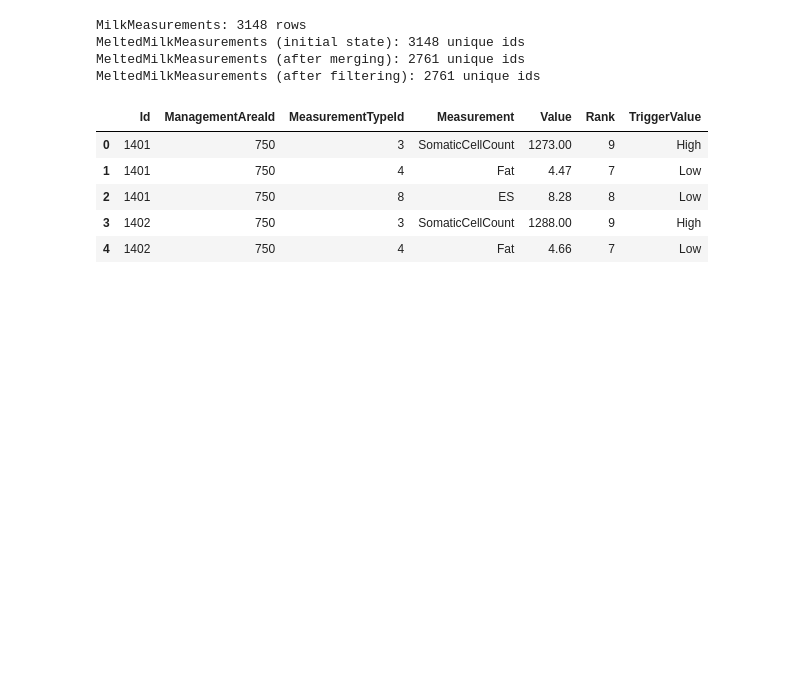
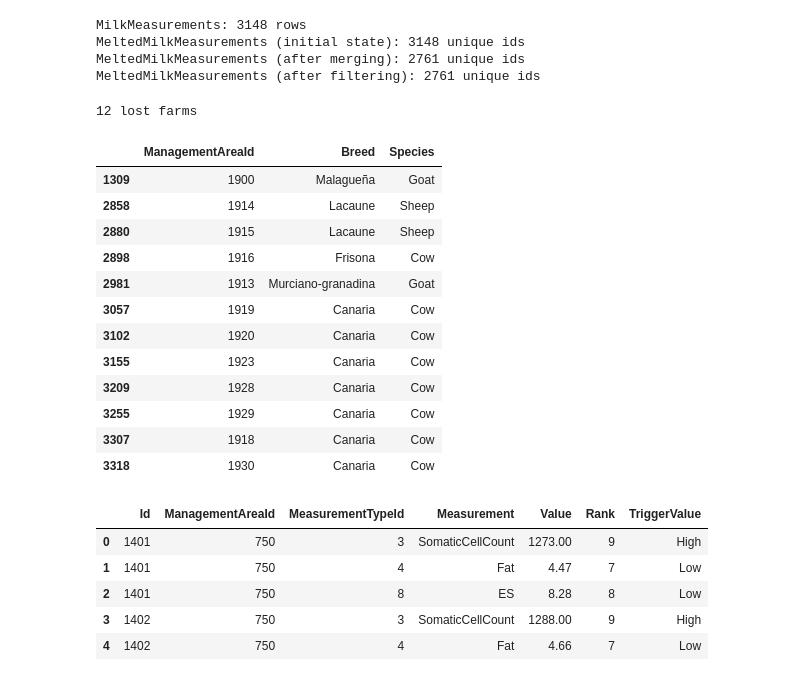
Before and after one commit to bryantchakote/aic-2024, a Jupyter notebook: notebooks/data_preparation.ipynb, the cells around one changed output. Cells and saved outputs as stored; diff of their text form; code cells hidden in the pictures; blank space fills up the shorter version.

```diff
--- a/notebooks/data_preparation.ipynb
+++ b/notebooks/data_preparation.ipynb
@@ -110,8 +110,8 @@ AnimalGroup = pd.read_excel(original / "AnimalGroup.xlsx")
 AnimalGroup = AnimalGroup[["ManagementAreaId", "BreedId", "SpeciesId"]]
 
 # Take ids to labels
-AnimalBreedAndSpecies = pd.merge(AnimalBreed, AnimalSpecies, on="SpeciesId")
-Animals = pd.merge(AnimalGroup, AnimalBreedAndSpecies, on=["BreedId", "SpeciesId"])
+AnimalBreedAndSpecies = AnimalBreed.merge(AnimalSpecies, on="SpeciesId")
+Animals = AnimalGroup.merge(AnimalBreedAndSpecies, on=["BreedId", "SpeciesId"])
 Animals.drop(columns=["BreedId", "SpeciesId"], inplace=True)
 
 # Map Spanish species names to English ones
@@ -134,7 +134,7 @@ Animals.head()
 | 4 | 1892 | Payoya | Goat |
 # %%
 # Merge breed and species labels to milk measurements
-MilkMeasurements = pd.merge(MilkMeasurements, Animals, on="ManagementAreaId")
+MilkMeasurements = MilkMeasurements.merge(Animals, on="ManagementAreaId")
 # %% [markdown]
 # Melt milk measurements and merge with measurement types
 # %%
@@ -243,9 +243,7 @@ MeltedMilkMeasurements = MilkMeasurements.melt(
 )
 
 # Merging with MeasurementType to get MeasurementTypeId
-MeltedMilkMeasurements = pd.merge(
-    MeltedMilkMeasurements, MeasurementType, on="Measurement"
-)
+MeltedMilkMeasurements = MeltedMilkMeasurements.merge(MeasurementType, on="Measurement")
 
 # Overview
 MeltedMilkMeasurements.head(10)
@@ -297,8 +295,7 @@ print(
 )
 
 # Merging measurements with ranges for each farm -> some records are lost because of no matches in MeasurementRange
-MeltedMilkMeasurements = pd.merge(
-    MeltedMilkMeasurements,
+MeltedMilkMeasurements = MeltedMilkMeasurements.merge(
     MeasurementRange.drop(columns="Id"),
     on=["ManagementAreaId", "MeasurementTypeId"],
 )
@@ -316,6 +313,27 @@ MilkMeasurements: 3148 rows
 MeltedMilkMeasurements (initial state): 3148 unique ids
 MeltedMilkMeasurements (after merging): 2761 unique ids
 MeltedMilkMeasurements (after filtering): 2761 unique ids
+# %%
+# Farms for which data were lost
+lost_records = {*MilkMeasurements["Id"]}.difference({*MeltedMilkMeasurements["Id"]})
+LostFarms = MilkMeasurements[MilkMeasurements["Id"].isin(lost_records)][["ManagementAreaId", "Breed", "Species"]].drop_duplicates()
+print(len(LostFarms), "lost farms")
+LostFarms
+# %% [output]
+12 lost farms
+|  | ManagementAreaId | Breed | Species |
+| 1309 | 1900 | Malagueña | Goat |
+| 2858 | 1914 | Lacaune | Sheep |
+| 2880 | 1915 | Lacaune | Sheep |
+| 2898 | 1916 | Frisona | Cow |
+| 2981 | 1913 | Murciano-granadina | Goat |
+| 3057 | 1919 | Canaria | Cow |
+| 3102 | 1920 | Canaria | Cow |
+| 3155 | 1923 | Canaria | Cow |
+| 3209 | 1928 | Canaria | Cow |
+| 3255 | 1929 | Canaria | Cow |
+| 3307 | 1918 | Canaria | Cow |
+| 3318 | 1930 | Canaria | Cow |
 # %%
 # Assign the corresponding trigger value
 # - Adequate: nothing to do, everythoing is okay
```
Also changed, not shown: parts of 4 cells of this notebook, 18 other files.
